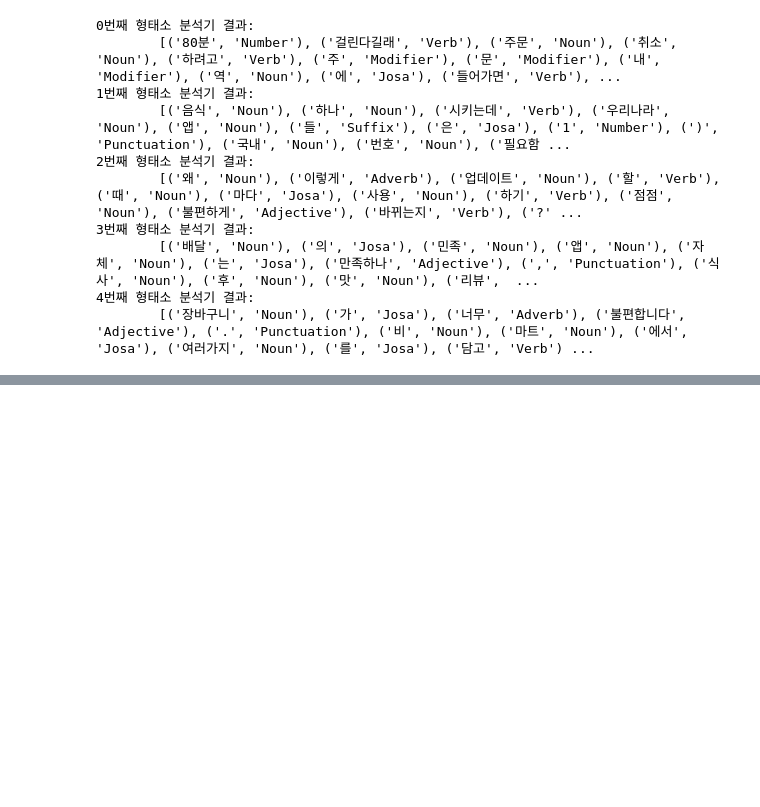
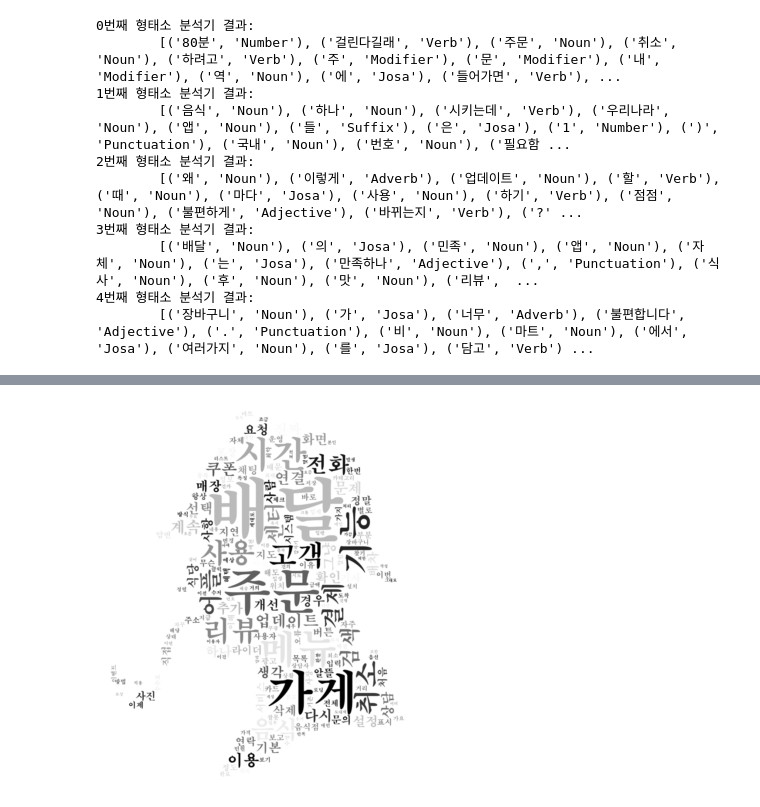
Before and after one commit to yojeongyujeong/yogurtyojung, a Jupyter notebook: java_education.ipynb, the cells around one changed output, grey strips where cells are left out. Cells and saved outputs as stored; diff of their text form; code cells hidden in the pictures; blank space fills up the shorter version.

```diff
--- a/java_education.ipynb
+++ b/java_education.ipynb
@@ -214,0 +443,32 @@ for i, review_a in enumerate(review5.tolist()):
+# %%
+# 배달의민족 댓글 "동사"에 대한 워드 클라우드
+# norm, stem
+# 조건은 동알
+# gpt 이용해서 새로운 마스크 만들어보고 적용해보기
+
+from wordcloud import WordCloud
+import matplotlib.pyplot as plt
+import koreanize_matplotlib
+
+from PIL import Image
+import numpy as np
+
+mask_img = np.array(Image.open("sherlock.png"))
+
+wc = WordCloud(
+    font_path = "C:\Windows\Fonts\H2MJRE.ttf",
+    mask=mask_img,
+    background_color="white",
+    colormap="gist_gray",
+    width=1200,
+    height=900
+)
+
+wc.generate_from_frequencies(counter)
+
+# plt.figure(figsize=(5,5))
+plt.imshow(wc, interpolation="bilinear")
+plt.axis("off")
+plt.show()
+# %% [output]
+[figure, added]
```
Also changed, not shown: parts of 22 cells of this notebook, 10 other files.
